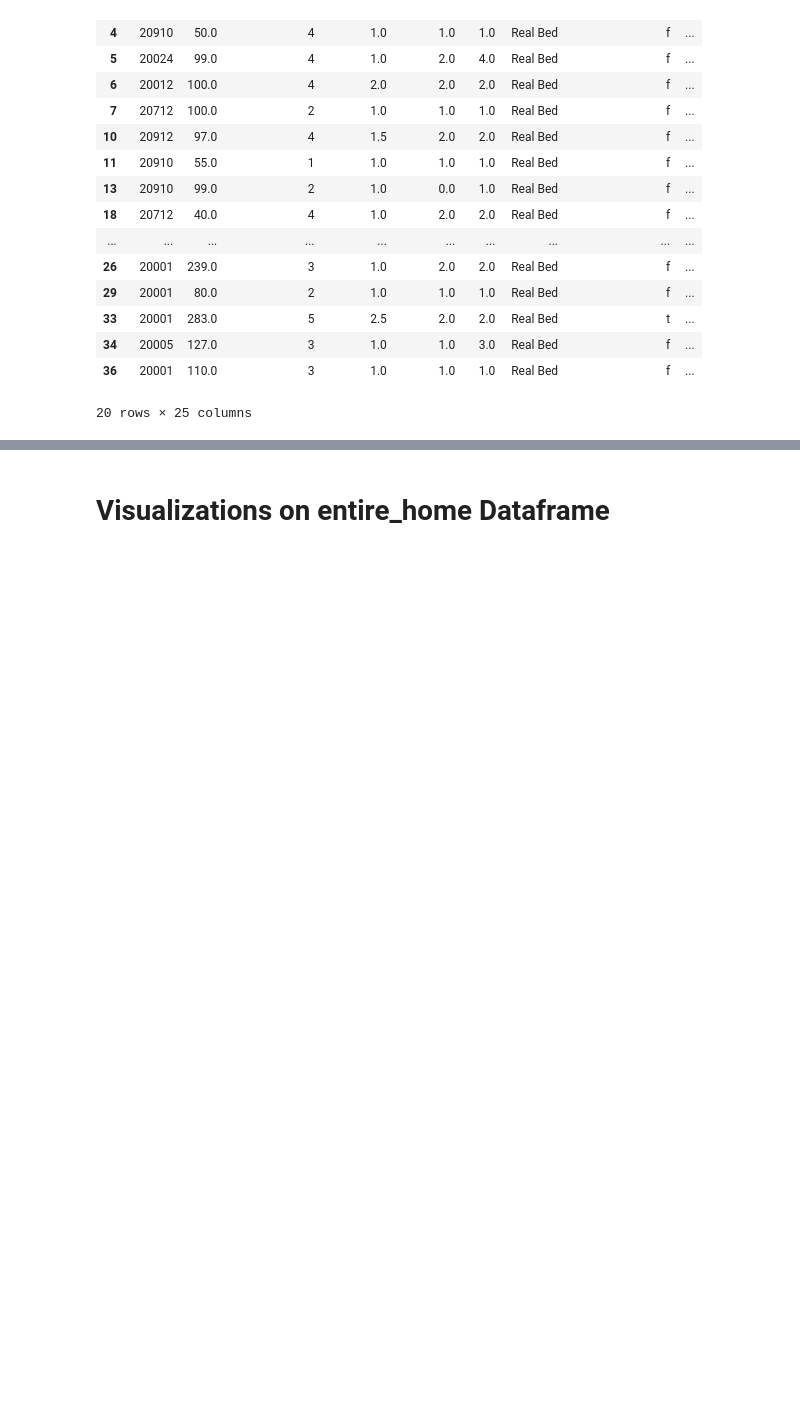
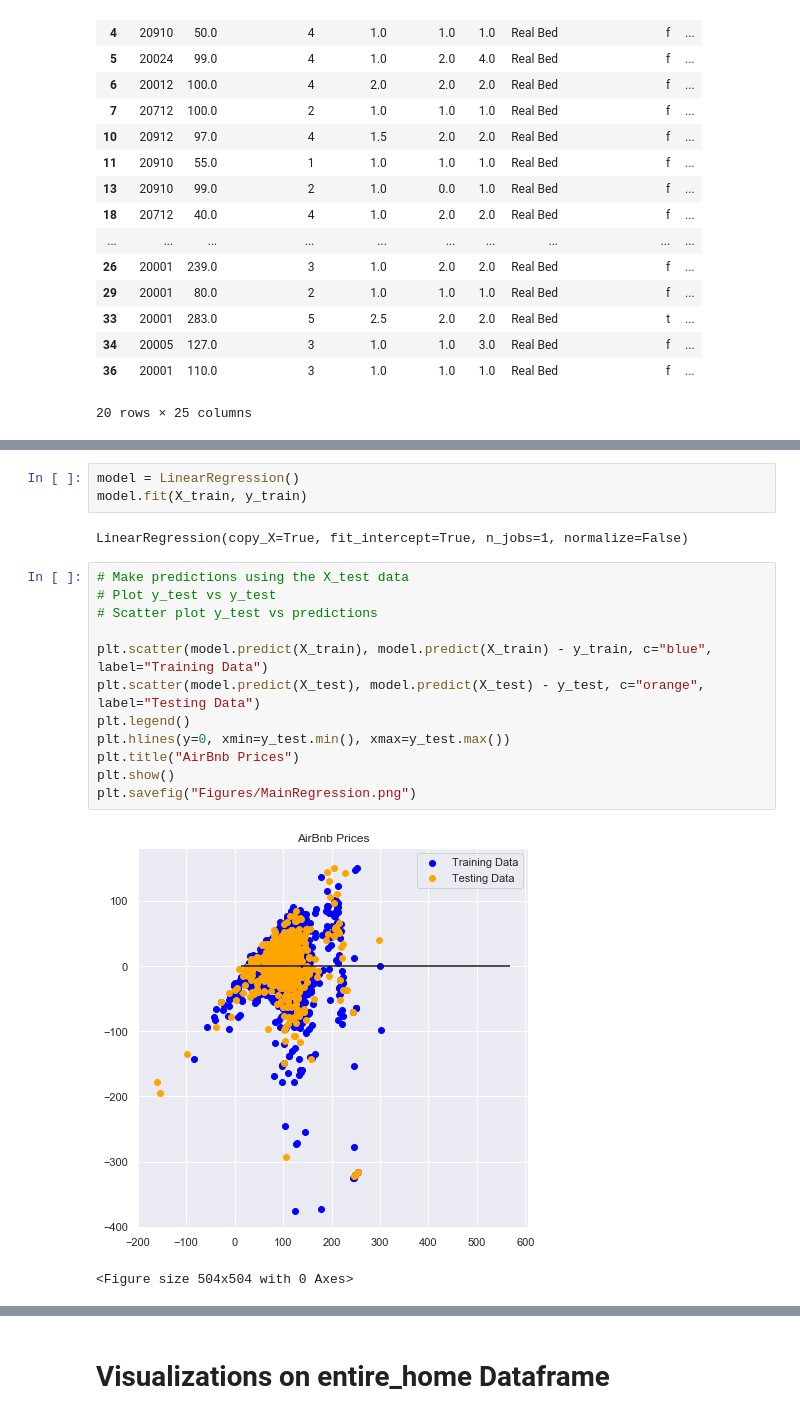
Before and after one commit to parmetd/Project-3-Airbnb-Pricing, a Jupyter notebook: Airbnb_EDA.ipynb, the cells around one changed output, grey strips where cells are left out. Saved outputs shown, nothing was run; the diff lists cells and outputs as text; blank space fills up the shorter version.

```diff
--- a/Airbnb_EDA.ipynb
+++ b/Airbnb_EDA.ipynb
@@ -1857,0 +1849,20 @@ RAdjusted: 0.5165784563759999
+# %%
+model = LinearRegression()
+model.fit(X_train, y_train)
+# %% [output]
+LinearRegression(copy_X=True, fit_intercept=True, n_jobs=1, normalize=False)
+# %%
+# Make predictions using the X_test data
+# Plot y_test vs y_test
+# Scatter plot y_test vs predictions
+
+plt.scatter(model.predict(X_train), model.predict(X_train) - y_train, c="blue", label="Training Data")
+plt.scatter(model.predict(X_test), model.predict(X_test) - y_test, c="orange", label="Testing Data")
+plt.legend()
+plt.hlines(y=0, xmin=y_test.min(), xmax=y_test.max())
+plt.title("AirBnb Prices")
+plt.show()
+plt.savefig("Figures/MainRegression.png")
+# %% [output]
+[figure, added]
+<Figure size 504x504 with 0 Axes>
```
Also changed, not shown: parts of 53 cells of this notebook, 30 other files.
